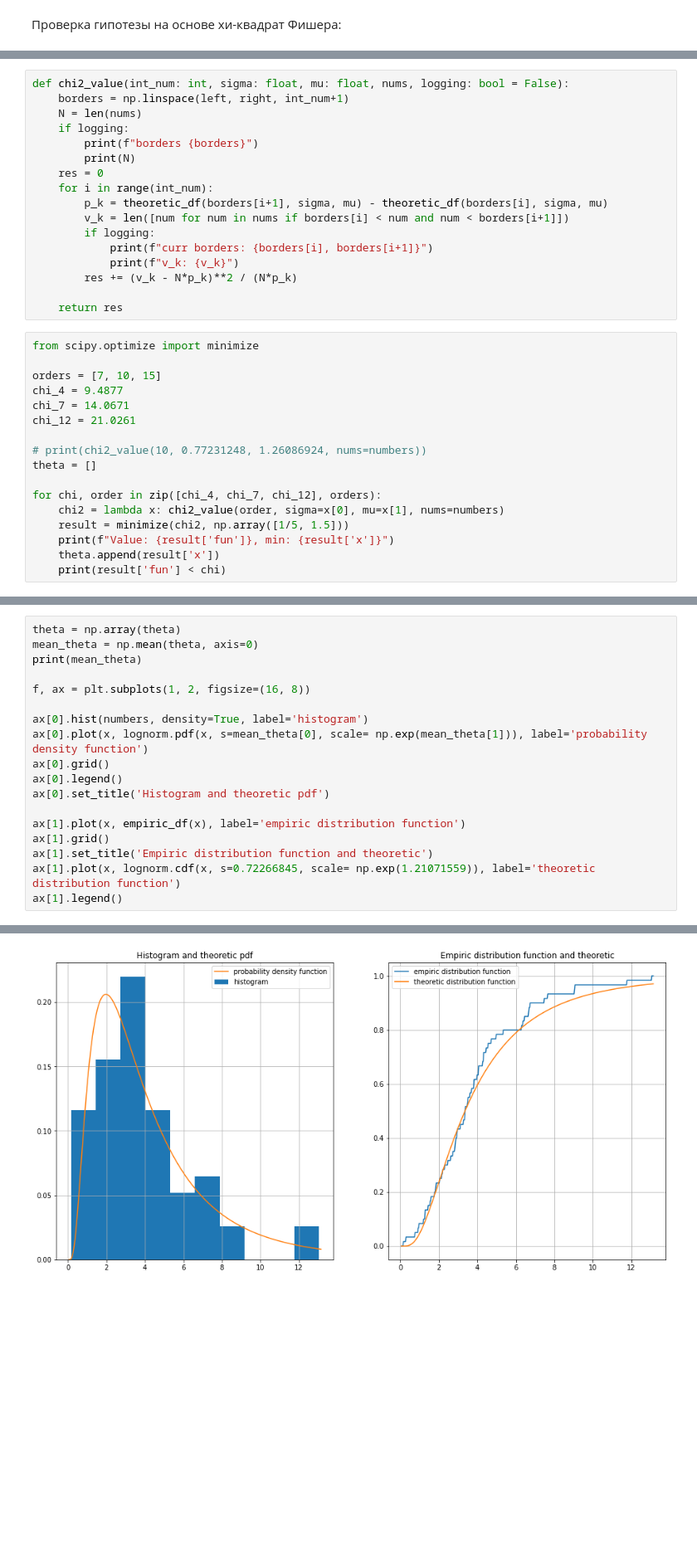
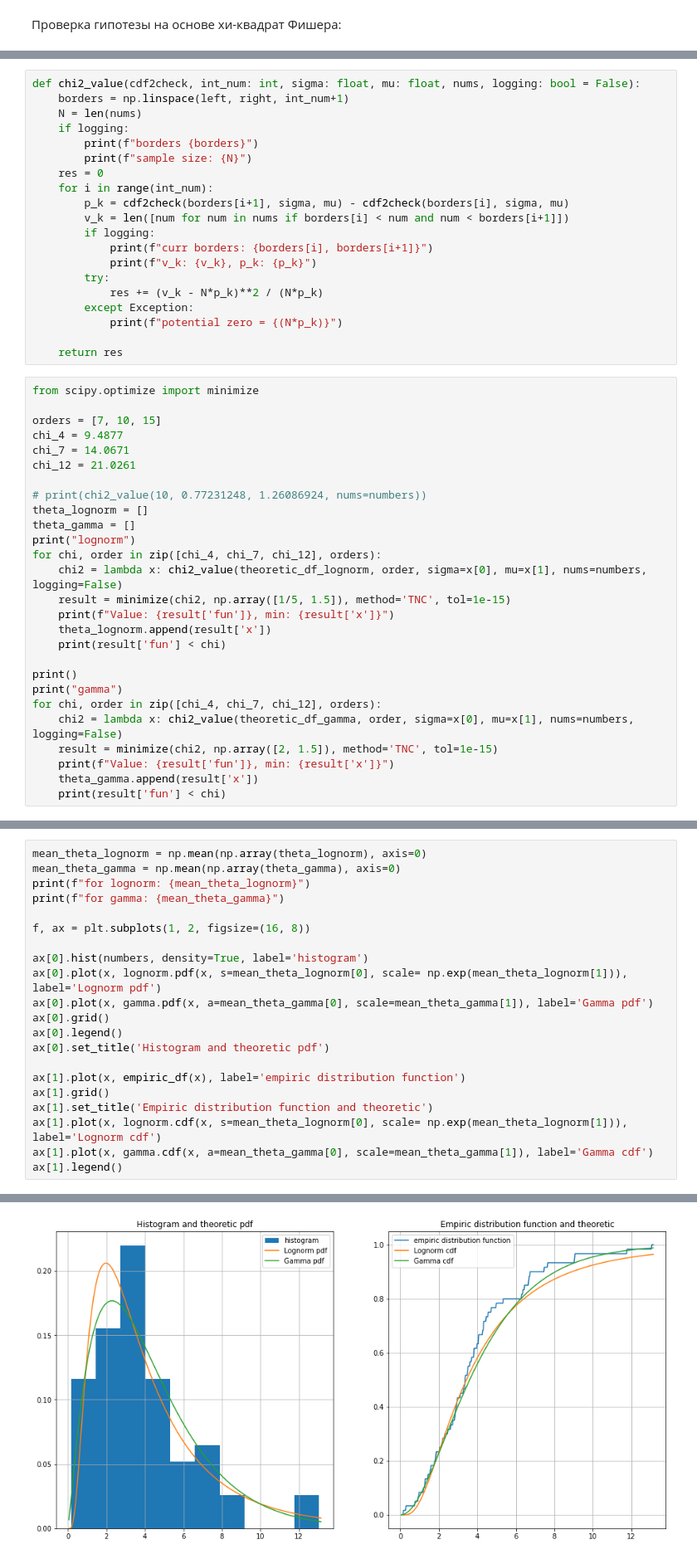
Before and after one commit to Dannikk/Multidimensional-Statistical-Analysys, a Jupyter notebook: lab_1_main.ipynb, the cells around one changed output, grey strips where cells are left out. Shown at 83% size. Cells and saved outputs as stored; diff of their text form; blank space fills up the shorter version.

```diff
--- a/lab_1_main.ipynb
+++ b/lab_1_main.ipynb
@@ -89,18 +125,21 @@ def theoretic_df(x: Union[float, np.ndarray], sigma, mu):
 # %%
-def chi2_value(int_num: int, sigma: float, mu: float, nums, logging: bool = False):
+def chi2_value(cdf2check, int_num: int, sigma: float, mu: float, nums, logging: bool = False):
     borders = np.linspace(left, right, int_num+1)
     N = len(nums)
     if logging:
         print(f"borders {borders}")
-        print(N)
+        print(f"sample size: {N}")
     res = 0
     for i in range(int_num):
-        p_k = theoretic_df(borders[i+1], sigma, mu) - theoretic_df(borders[i], sigma, mu)
+        p_k = cdf2check(borders[i+1], sigma, mu) - cdf2check(borders[i], sigma, mu)
         v_k = len([num for num in nums if borders[i] < num and num < borders[i+1]])
         if logging:
             print(f"curr borders: {borders[i], borders[i+1]}")
-            print(f"v_k: {v_k}")
-        res += (v_k - N*p_k)**2 / (N*p_k)
+            print(f"v_k: {v_k}, p_k: {p_k}")
+        try:
+            res += (v_k - N*p_k)**2 / (N*p_k)
+        except Exception:
+            print(f"potential zero = {(N*p_k)}")
 
     return res
 # %%
@@ -112,12 +151,22 @@ chi_7 = 14.0671
 chi_12 = 21.0261
 
 # print(chi2_value(10, 0.77231248, 1.26086924, nums=numbers))
-theta = []
+theta_lognorm = []
+theta_gamma = []
+print("lognorm")
+for chi, order in zip([chi_4, chi_7, chi_12], orders):
+    chi2 = lambda x: chi2_value(theoretic_df_lognorm, order, sigma=x[0], mu=x[1], nums=numbers, logging=False)
+    result = minimize(chi2, np.array([1/5, 1.5]), method='TNC', tol=1e-15)
+    print(f"Value: {result['fun']}, min: {result['x']}")
+    theta_lognorm.append(result['x'])
+    print(result['fun'] < chi)
 
+print()
+print("gamma")
 for chi, order in zip([chi_4, chi_7, chi_12], orders):
-    chi2 = lambda x: chi2_value(order, sigma=x[0], mu=x[1], nums=numbers)
-    result = minimize(chi2, np.array([1/5, 1.5]))
+    chi2 = lambda x: chi2_value(theoretic_df_gamma, order, sigma=x[0], mu=x[1], nums=numbers, logging=False)
+    result = minimize(chi2, np.array([2, 1.5]), method='TNC', tol=1e-15)
     print(f"Value: {result['fun']}, min: {result['x']}")
-    theta.append(result['x'])
+    theta_gamma.append(result['x'])
     print(result['fun'] < chi)
 # %% [output]
@@ -130,12 +188,14 @@ True
 # %%
-theta = np.array(theta)
-mean_theta = np.mean(theta, axis=0)
-print(mean_theta)
+mean_theta_lognorm = np.mean(np.array(theta_lognorm), axis=0)
+mean_theta_gamma = np.mean(np.array(theta_gamma), axis=0)
+print(f"for lognorm: {mean_theta_lognorm}")
+print(f"for gamma: {mean_theta_gamma}")
 
 f, ax = plt.subplots(1, 2, figsize=(16, 8))
 
 ax[0].hist(numbers, density=True, label='histogram')
-ax[0].plot(x, lognorm.pdf(x, s=mean_theta[0], scale= np.exp(mean_theta[1])), label='probability density function')
+ax[0].plot(x, lognorm.pdf(x, s=mean_theta_lognorm[0], scale= np.exp(mean_theta_lognorm[1])), label='Lognorm pdf')
+ax[0].plot(x, gamma.pdf(x, a=mean_theta_gamma[0], scale=mean_theta_gamma[1]), label='Gamma pdf')
 ax[0].grid()
 ax[0].legend()
 ax[0].set_title('Histogram and theoretic pdf')
@@ -143,6 +203,7 @@ ax[0].set_title('Histogram and theoretic pdf')
 ax[1].plot(x, empiric_df(x), label='empiric distribution function')
 ax[1].grid()
 ax[1].set_title('Empiric distribution function and theoretic')
-ax[1].plot(x, lognorm.cdf(x, s=0.72266845, scale= np.exp(1.21071559)), label='theoretic distribution function')
+ax[1].plot(x, lognorm.cdf(x, s=mean_theta_lognorm[0], scale= np.exp(mean_theta_lognorm[1])), label='Lognorm cdf')
+ax[1].plot(x, gamma.cdf(x, a=mean_theta_gamma[0], scale=mean_theta_gamma[1]), label='Gamma cdf')
 ax[1].legend()
 # %% [output]
@@ -150,3 +212,3 @@ ax[1].legend()
 <matplotlib.legend.Legend at 0x...>
-[figure, old version]
+[figure, new version]
 # %%
```
Also changed, not shown: parts of 9 cells of this notebook, 1 other file.
